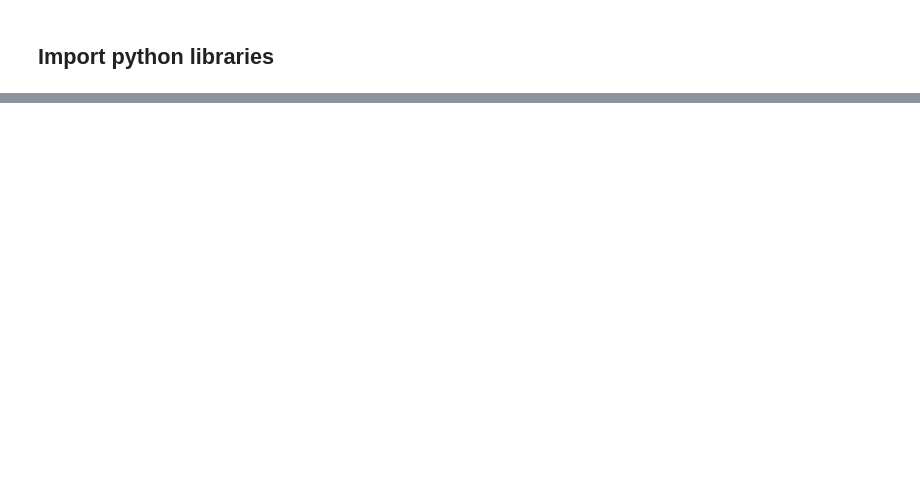
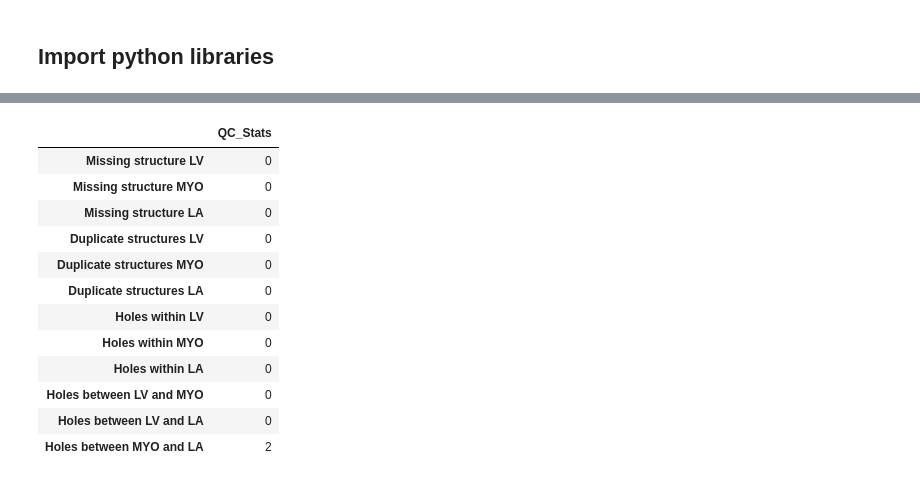
Before and after one commit to bgeven/AQC-left-heart-segmentation, a Jupyter notebook: main_workflow.ipynb, the cells around one changed output, grey strips where cells are left out. Cells and saved outputs as stored; diff of their text form; code cells hidden in the pictures; blank space fills up the shorter version.

```diff
--- a/main_workflow.ipynb
+++ b/main_workflow.ipynb
@@ -31,0 +44,13 @@ This notebook provides a workflow to automatically compute currently relevant cl
+# %%
+## PARAMETERS TO CHANGE ##
+# Define path to folder with all patients
+main_folder = r"R:\Sandboxes\Bram\Cardiohance\New_Folder_Structure"
+
+# Define patient of interest, by default the first patient in the main folder
+patient = os.listdir(main_folder)[0]
+
+## PARAMETERS TO CHANGE ##
+# %%
+path_to_dicom_files = os.path.join(main_folder, patient, "DICOM_files")
+path_to_images = os.path.join(main_folder, patient, "images")
+path_to_segmentations = os.path.join(main_folder, patient, "segmentations")
@@ -31,0 +92,19 @@ This notebook provides a workflow to automatically compute currently relevant cl
+# %%
+single_frame_QC = main_single_frame_QC(path_to_segmentations)
+# %%
+stats_single_frame_QC = pd.DataFrame.from_dict(single_frame_QC['QC_Stats'], orient='index', columns=['QC_Stats'])
+stats_single_frame_QC
+# %% [output]
+|  | QC_Stats |
+| Missing structure LV | 0 |
+| Missing structure MYO | 0 |
+| Missing structure LA | 0 |
+| Duplicate structures LV | 0 |
+| Duplicate structures MYO | 0 |
+| Duplicate structures LA | 0 |
+| Holes within LV | 0 |
+| Holes within MYO | 0 |
+| Holes within LA | 0 |
+| Holes between LV and MYO | 0 |
+| Holes between LV and LA | 0 |
+| Holes between MYO and LA | 2 |
```
Also changed, not shown: parts of 14 cells of this notebook, 7 other files.
